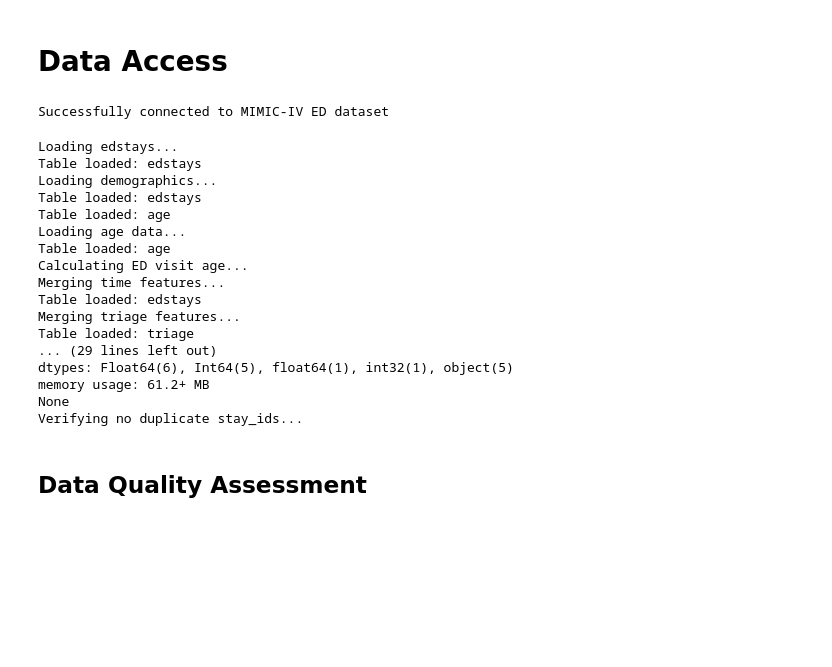
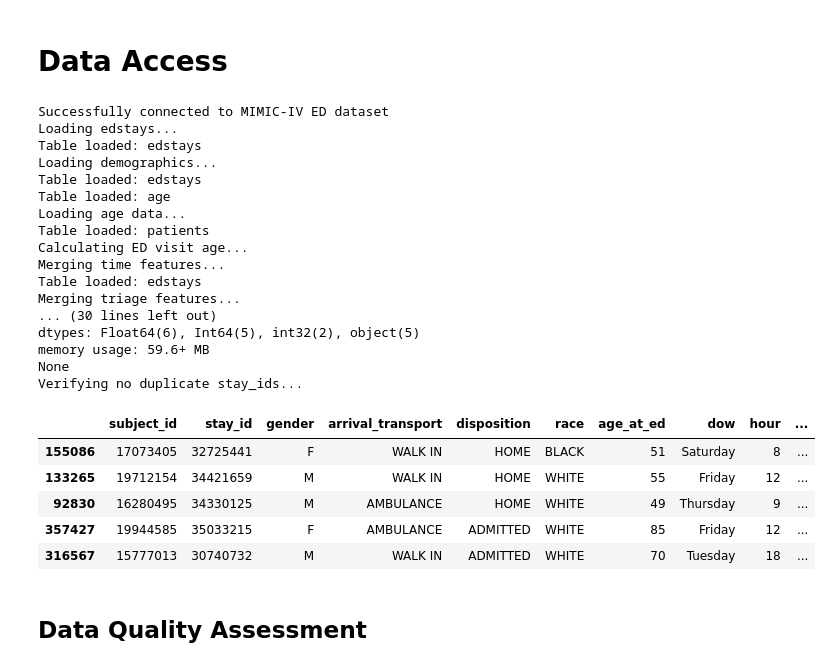
Before and after one commit to kasra321/milestone_ii, a Jupyter notebook: docs/tutorials/tutorial_data_exploration.ipynb, the cells around one changed output. Drawn from its saved outputs; the diff is of its cells as text; code cells hidden in the pictures; blank space fills up the shorter version.

```diff
--- a/docs/tutorials/tutorial_data_exploration.ipynb
+++ b/docs/tutorials/tutorial_data_exploration.ipynb
@@ -4,57 +4,62 @@
 # Standard library imports
 import os
 import sys
 from pathlib import Path
 import pandas as pd
 from google.oauth2 import service_account
 import seaborn as sns
 import matplotlib.pyplot as plt
 import warnings
 import numpy as np
 from scipy import stats, ndimage, interpolate
 from sklearn.preprocessing import StandardScaler
 import google.auth
 warnings.filterwarnings('ignore')  # Suppresses all warnings
 
 # Add parent directory to Python path for local imports
 notebook_path = Path.cwd()  # Gets current working directory
 project_root = notebook_path.parent.parent  # Navigate up to project root
 sys.path.append(str(project_root))
 
 # Local application imports
 from src.mimicdf import MIMICDF
-from src.preprocessing.data_preprocessor import DataPreprocessor
+from src.preprocessing.data_preprocessor import DataCleaner
 
 # Initialize MIMIC database connection to GCP
 mimicdf = MIMICDF.create_connection()
 
 # Initialize MIMIC demo database
 # mimicdf = MIMICDF.create_demo()
+
+# Help
+# printhelp(mimicdf)
+
+ed_data = mimicdf.ed_data()
+ed_data.sample(5)
 # %% [output]
 Successfully connected to MIMIC-IV ED dataset
+Loading edstays...
+Table loaded: edstays
+Loading demographics...
+Table loaded: edstays
+Table loaded: age
+Loading age data...
+Table loaded: patients
+Calculating ED visit age...
+Merging time features...
+Table loaded: edstays
+Merging triage features...
+... (30 lines left out)
+dtypes: Float64(6), Int64(5), int32(2), object(5)
+memory usage: 59.6+ MB
+None
+Verifying no duplicate stay_ids...
+|  | subject_id | stay_id | gender | arrival_transport | disposition | race | age_at_ed | dow | hour | ... |
+| 155086 | 17073405 | 32725441 | F | WALK IN | HOME | BLACK | 51 | Saturday | 8 | ... |
+| 133265 | 19712154 | 34421659 | M | WALK IN | HOME | WHITE | 55 | Friday | 12 | ... |
+| 92830 | 16280495 | 34330125 | M | AMBULANCE | HOME | WHITE | 49 | Thursday | 9 | ... |
+| 357427 | 19944585 | 35033215 | F | AMBULANCE | ADMITTED | WHITE | 85 | Friday | 12 | ... |
+| 316567 | 15777013 | 30740732 | M | WALK IN | ADMITTED | WHITE | 70 | Tuesday | 18 | ... |
-# %%
-# Help
-# printhelp(mimicdf)
-
-ed_data = mimicdf.ed_data()
-# %% [output]
-Loading edstays...
-Table loaded: edstays
-Loading demographics...
-Table loaded: edstays
-Table loaded: age
-Loading age data...
-Table loaded: age
-Calculating ED visit age...
-Merging time features...
-Table loaded: edstays
-Merging triage features...
-Table loaded: triage
-... (29 lines left out)
-dtypes: Float64(6), Int64(5), float64(1), int32(1), object(5)
-memory usage: 61.2+ MB
-None
-Verifying no duplicate stay_ids...
 # %% [markdown]
 ## Data Quality Assessment
 # %%
```
Also changed, not shown: parts of 23 cells of this notebook, 4 other files.
